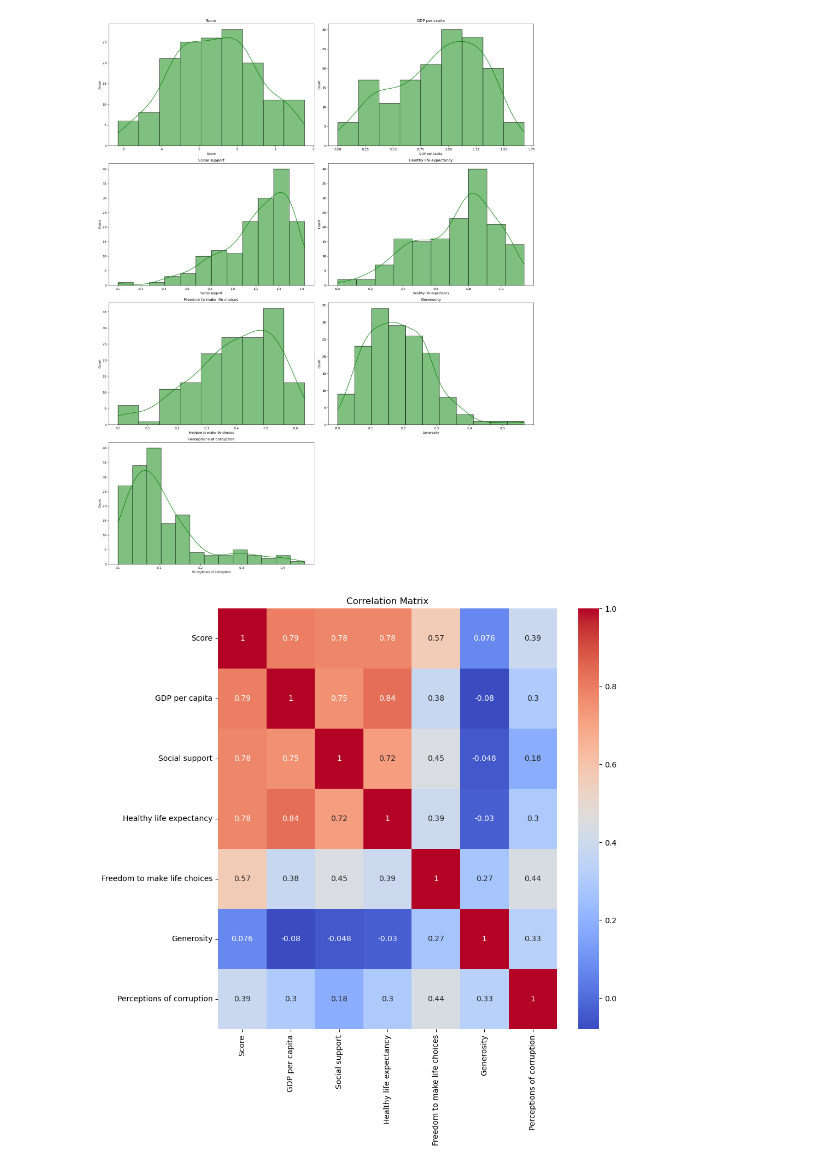
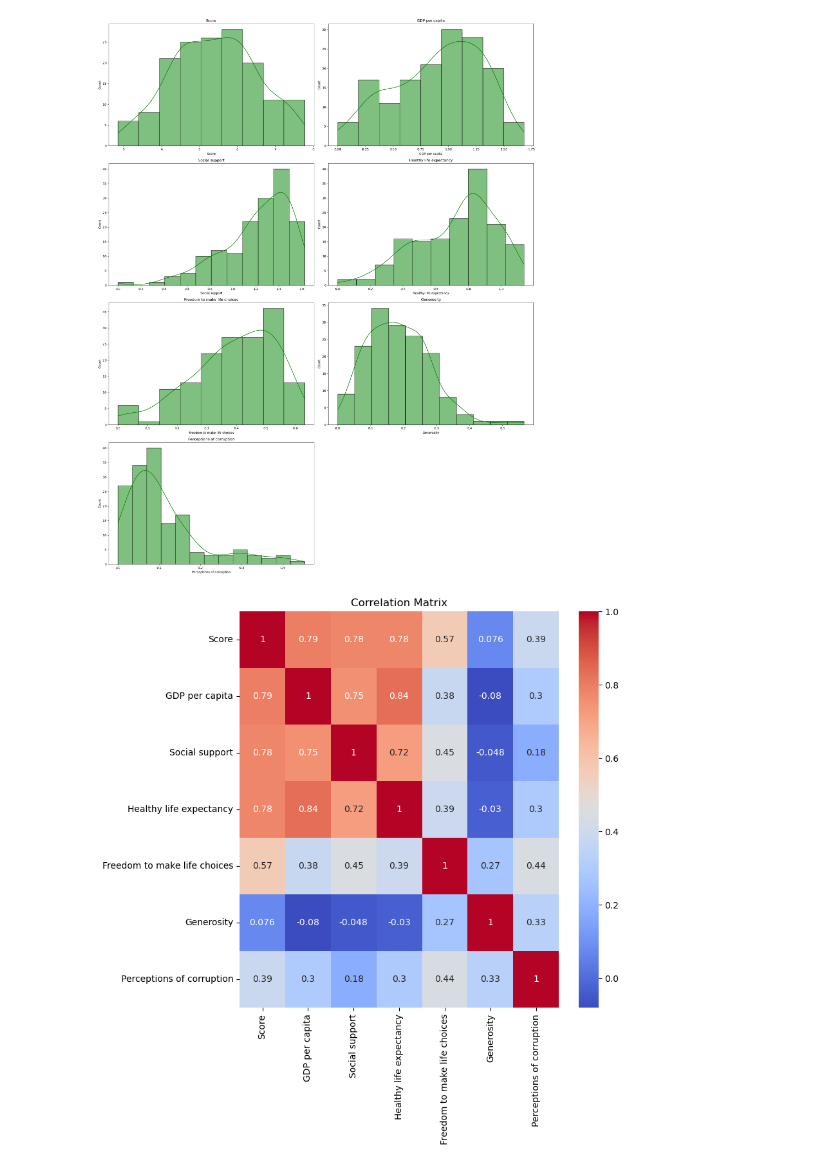
Before and after one commit to nobleyam/K-Means-Clustering-101-World-Happiness, a Jupyter notebook: K-Means Clustering 101 World Happiness.ipynb, the cells around one changed output. Drawn from its saved outputs; the diff is of its cells as text; code cells hidden in the pictures.

Commit message:
end of visualization

```diff
--- a/K-Means Clustering 101 World Happiness.ipynb
+++ b/K-Means Clustering 101 World Happiness.ipynb
@@ -137,14 +137,14 @@ plt.tight_layout()
 # %%
 columns = ['Score', 'GDP per capita', 'Social support', 'Healthy life expectancy',
            'Freedom to make life choices', 'Generosity', 'Perceptions of corruption']
 
-plt.figure(figsize=(10, 10))
+plt.figure(figsize=(8, 8))
 corr = df[columns].corr()
 
 sns.heatmap(corr, annot=True, cmap='coolwarm')
 
 plt.title('Correlation Matrix')
 
 plt.show();
 # %% [output]
-[figure, old version]
+[figure, new version]
```
Also changed, not shown: parts of 3 cells of this notebook.
